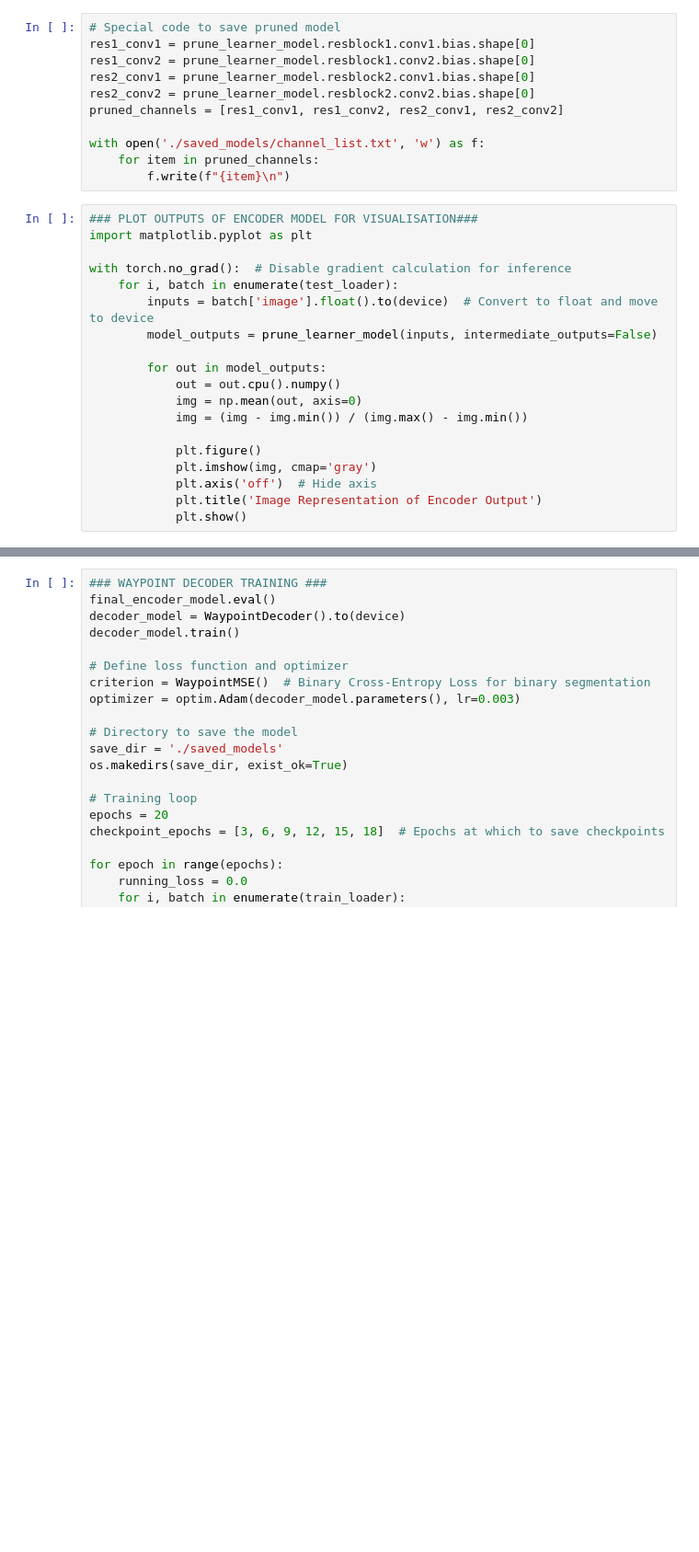
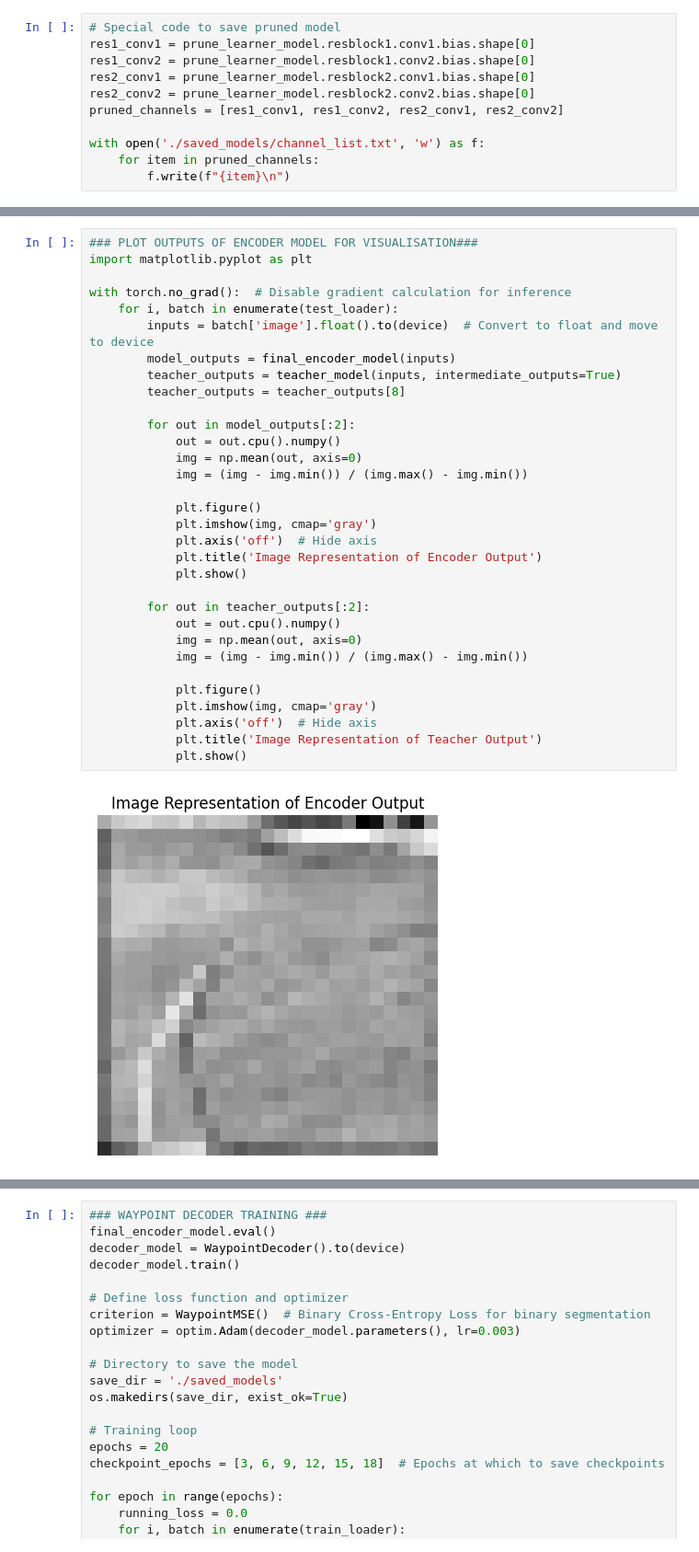
Before and after one commit to LyckuRe/sim2RealVision, a Jupyter notebook: run.ipynb, the cells around one changed output, grey strips where cells are left out. Shown at 92% size. Drawn from its saved outputs; the diff is of its cells as text; blank space fills up the shorter version.

```diff
--- a/run.ipynb
+++ b/run.ipynb
@@ -403,25 +403,6 @@ pruned_channels = [res1_conv1, res1_conv2, res2_conv1, res2_conv2]
 with open('./saved_models/channel_list.txt', 'w') as f:
     for item in pruned_channels:
         f.write(f"{item}\n")
-# %%
-### PLOT OUTPUTS OF ENCODER MODEL FOR VISUALISATION###
-import matplotlib.pyplot as plt
-
-with torch.no_grad():  # Disable gradient calculation for inference
-    for i, batch in enumerate(test_loader):
-        inputs = batch['image'].float().to(device)  # Convert to float and move to device
-        model_outputs = prune_learner_model(inputs, intermediate_outputs=False)
-
-        for out in model_outputs:
-            out = out.cpu().numpy()
-            img = np.mean(out, axis=0)
-            img = (img - img.min()) / (img.max() - img.min())
-
-            plt.figure()
-            plt.imshow(img, cmap='gray')
-            plt.axis('off')  # Hide axis
-            plt.title('Image Representation of Encoder Output')
-            plt.show()
 # %%
 # Special code to load pruned model
 channel_list = []
@@ -433,0 +417,34 @@ final_encoder_model.load_state_dict(torch.load('./saved_models/LearnerModelPrune
+# %%
+### PLOT OUTPUTS OF ENCODER MODEL FOR VISUALISATION###
+import matplotlib.pyplot as plt
+
+with torch.no_grad():  # Disable gradient calculation for inference
+    for i, batch in enumerate(test_loader):
+        inputs = batch['image'].float().to(device)  # Convert to float and move to device
+        model_outputs = final_encoder_model(inputs)
+        teacher_outputs = teacher_model(inputs, intermediate_outputs=True)
+        teacher_outputs = teacher_outputs[8]
+
+        for out in model_outputs[:2]:
+            out = out.cpu().numpy()
+            img = np.mean(out, axis=0)
+            img = (img - img.min()) / (img.max() - img.min())
+
+            plt.figure()
+            plt.imshow(img, cmap='gray')
+            plt.axis('off')  # Hide axis
+            plt.title('Image Representation of Encoder Output')
+            plt.show()
+
+        for out in teacher_outputs[:2]:
+            out = out.cpu().numpy()
+            img = np.mean(out, axis=0)
+            img = (img - img.min()) / (img.max() - img.min())
+
+            plt.figure()
+            plt.imshow(img, cmap='gray')
+            plt.axis('off')  # Hide axis
+            plt.title('Image Representation of Teacher Output')
+            plt.show()
+# %% [output]
+[figure, added]
```
Also changed, not shown: parts of 4 cells of this notebook, 1 other file.
